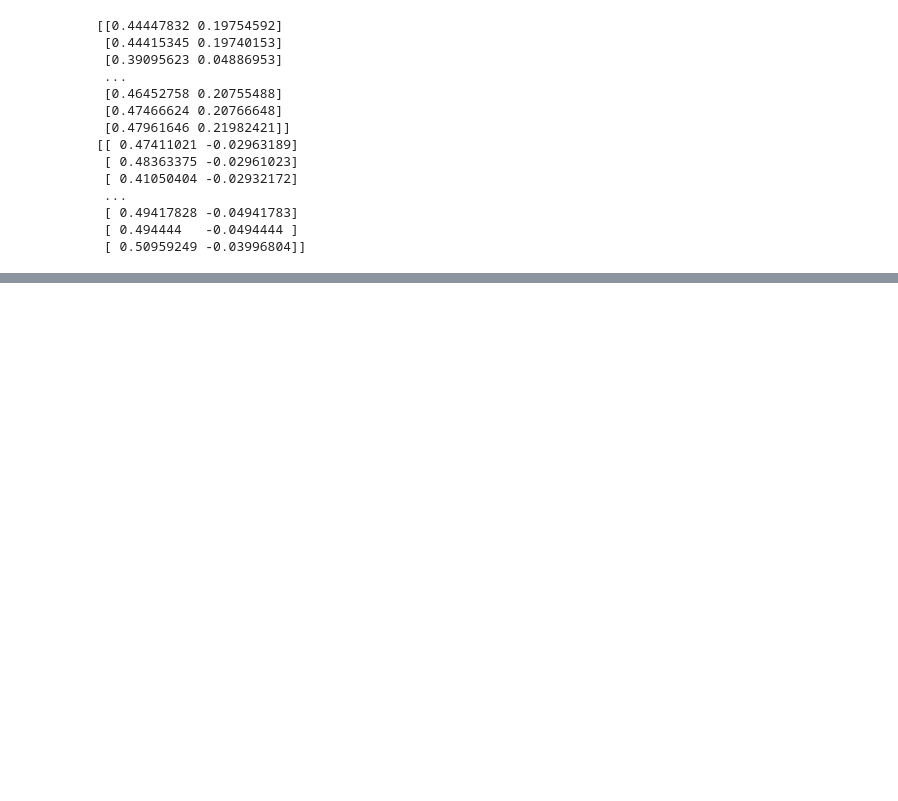
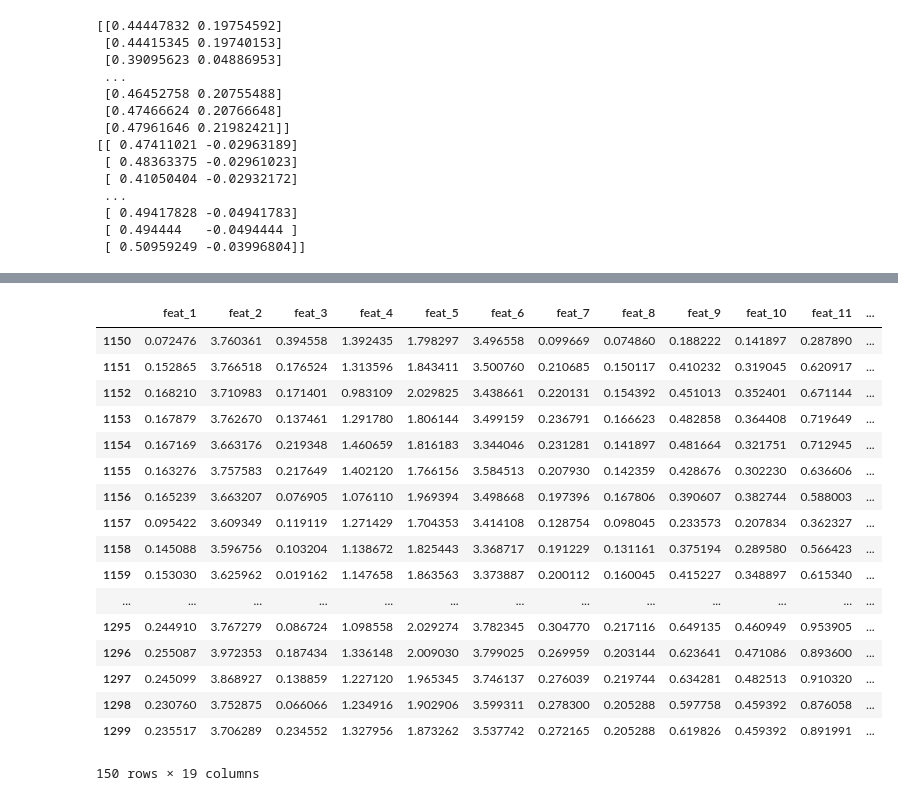
Before and after one commit to Saraso1408/Images-base-construction, a Jupyter notebook: Dataframes de features.ipynb, the cells around one changed output, grey strips where cells are left out. Drawn from its saved outputs; the diff is of its cells as text; code cells hidden in the pictures; blank space fills up the shorter version.

```diff
--- a/Dataframes de features.ipynb
+++ b/Dataframes de features.ipynb
@@ -250,5 +297,26 @@ print(df_feat)
 1923  0.145136  0.336220  0.300863  0.685937     22
 
 [1924 rows x 19 columns]
+# %%
+df_feat.iloc[1150:1300, :]
+# %% [output]
+|  | feat_1 | feat_2 | feat_3 | feat_4 | feat_5 | feat_6 | feat_7 | feat_8 | feat_9 | feat_10 | feat_11 | ... |
+| 1150 | 0.072476 | 3.760361 | 0.394558 | 1.392435 | 1.798297 | 3.496558 | 0.099669 | 0.074860 | 0.188222 | 0.141897 | 0.287890 | ... |
+| 1151 | 0.152865 | 3.766518 | 0.176524 | 1.313596 | 1.843411 | 3.500760 | 0.210685 | 0.150117 | 0.410232 | 0.319045 | 0.620917 | ... |
+| 1152 | 0.168210 | 3.710983 | 0.171401 | 0.983109 | 2.029825 | 3.438661 | 0.220131 | 0.154392 | 0.451013 | 0.352401 | 0.671144 | ... |
+| 1153 | 0.167879 | 3.762670 | 0.137461 | 1.291780 | 1.806144 | 3.499159 | 0.236791 | 0.166623 | 0.482858 | 0.364408 | 0.719649 | ... |
+| 1154 | 0.167169 | 3.663176 | 0.219348 | 1.460659 | 1.816183 | 3.344046 | 0.231281 | 0.141897 | 0.481664 | 0.321751 | 0.712945 | ... |
+| 1155 | 0.163276 | 3.757583 | 0.217649 | 1.402120 | 1.766156 | 3.584513 | 0.207930 | 0.142359 | 0.428676 | 0.302230 | 0.636606 | ... |
+| 1156 | 0.165239 | 3.663207 | 0.076905 | 1.076110 | 1.969394 | 3.498668 | 0.197396 | 0.167806 | 0.390607 | 0.382744 | 0.588003 | ... |
+| 1157 | 0.095422 | 3.609349 | 0.119119 | 1.271429 | 1.704353 | 3.414108 | 0.128754 | 0.098045 | 0.233573 | 0.207834 | 0.362327 | ... |
+| 1158 | 0.145088 | 3.596756 | 0.103204 | 1.138672 | 1.825443 | 3.368717 | 0.191229 | 0.131161 | 0.375194 | 0.289580 | 0.566423 | ... |
+| 1159 | 0.153030 | 3.625962 | 0.019162 | 1.147658 | 1.863563 | 3.373887 | 0.200112 | 0.160045 | 0.415227 | 0.348897 | 0.615340 | ... |
+| ... | ... | ... | ... | ... | ... | ... | ... | ... | ... | ... | ... | ... |
+| 1295 | 0.244910 | 3.767279 | 0.086724 | 1.098558 | 2.029274 | 3.782345 | 0.304770 | 0.217116 | 0.649135 | 0.460949 | 0.953905 | ... |
+| 1296 | 0.255087 | 3.972353 | 0.187434 | 1.336148 | 2.009030 | 3.799025 | 0.269959 | 0.203144 | 0.623641 | 0.471086 | 0.893600 | ... |
+| 1297 | 0.245099 | 3.868927 | 0.138859 | 1.227120 | 1.965345 | 3.746137 | 0.276039 | 0.219744 | 0.634281 | 0.482513 | 0.910320 | ... |
+| 1298 | 0.230760 | 3.752875 | 0.066066 | 1.234916 | 1.902906 | 3.599311 | 0.278300 | 0.205288 | 0.597758 | 0.459392 | 0.876058 | ... |
+| 1299 | 0.235517 | 3.706289 | 0.234552 | 1.327956 | 1.873262 | 3.537742 | 0.272165 | 0.205288 | 0.619826 | 0.459392 | 0.891991 | ... |
+150 rows × 19 columns
 # %%
 create_csv(df_feat)
```
Also changed, not shown: parts of 8 cells of this notebook.
